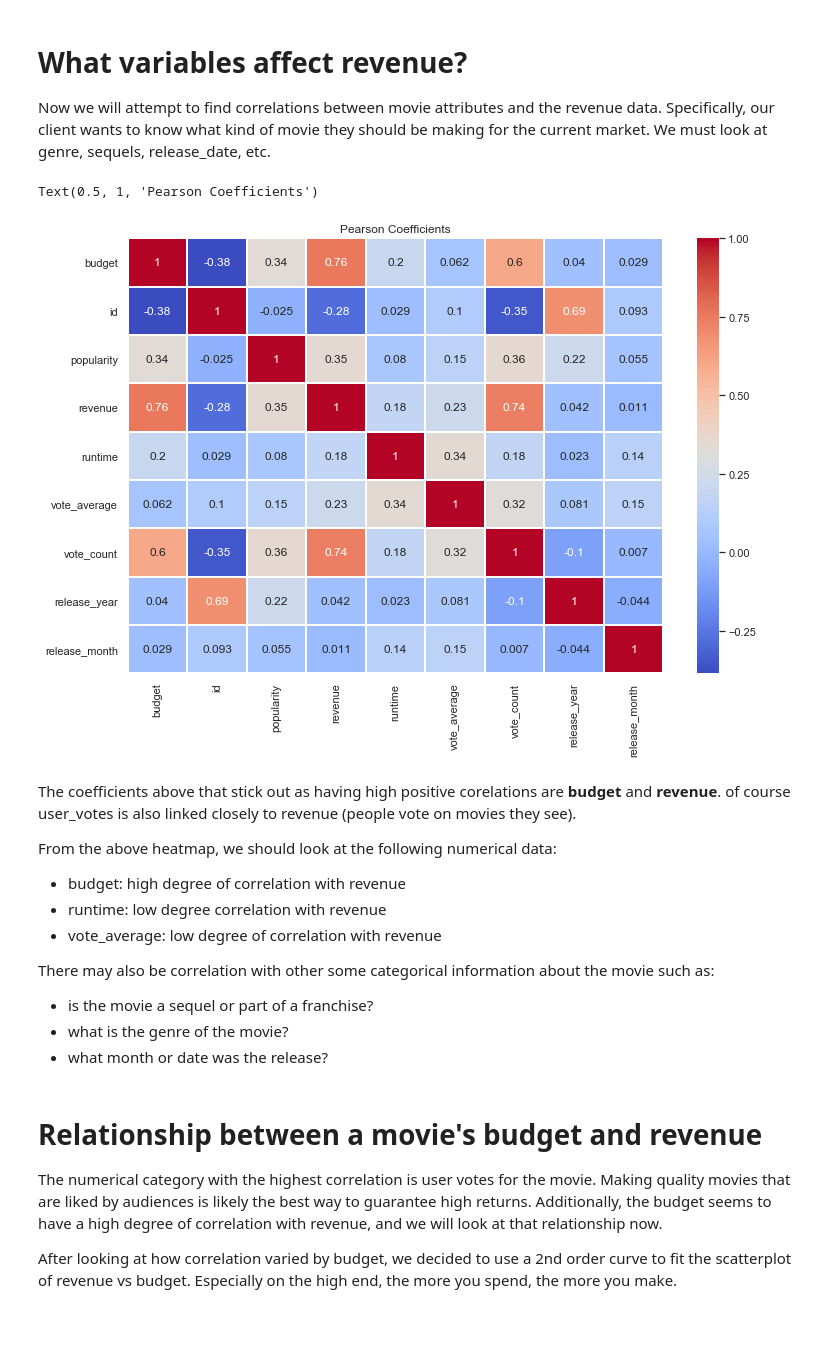
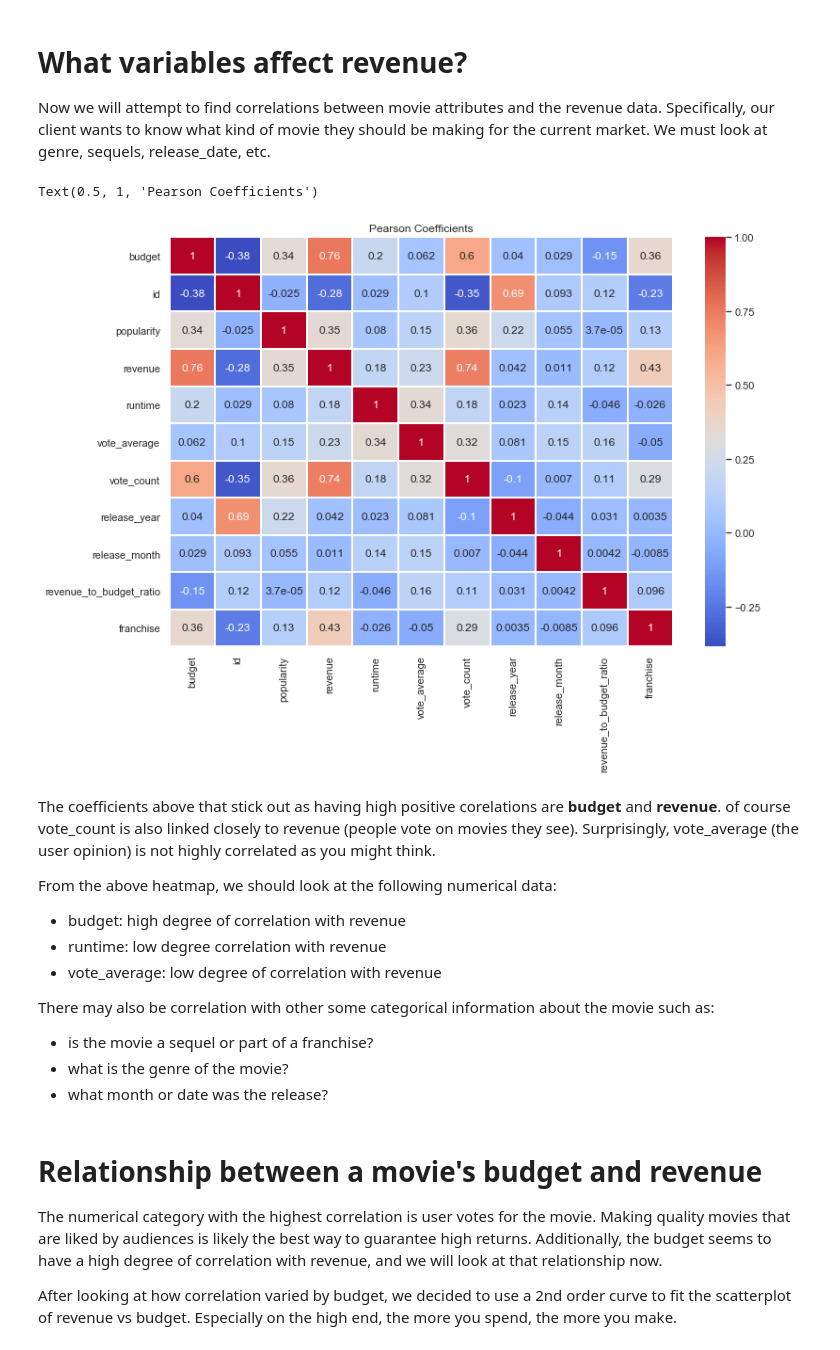
Before and after one commit to sciencelee/dsc-mod-1-project-v2-1-online-ds-sp-000, a Jupyter notebook: student.ipynb, the cells around one changed output. Drawn from its saved outputs; the diff is of its cells as text; code cells hidden in the pictures; blank space fills up the shorter version.

Commit message:
updated notebook to add functions and clean up order

```diff
--- a/student.ipynb
+++ b/student.ipynb
@@ -98,7 +106,7 @@ def movie_selection_query(n, start_year, end_year):
         params = {
                   'primary_release_year.gte': start_year,
                   #'primary_release_year.lte': end_year,
-                  'sort_by': 'revenue.desc',
+                  'sort_by': 'budget.desc',
                   'page': i,
                   'adult': False}
 
@@ -112,9 +120,13 @@ def movie_selection_query(n, start_year, end_year):
     print('-fetched all pages')
     return list_of_dicts[:n]
 
+
 base_url = 'https://api.themoviedb.org/3/'
 
-sample_size = 5000 # our actual sample will be 5000 films.  This is only for demonstration
+sample_size = 100 # our actual sample will be 5000 films.  This is only for demonstration
 start_year = 2010
 end_year = 2019
-all_my_movies = movie_selection_query(sample_size, start_year, end_year)
+
+if not load_from_file:
+    # load from file loaded with keys
+    all_my_movies = movie_selection_query(sample_size, start_year, end_year)
@@ -126,9 +136,8 @@ The previous code retrieved the basic info for each movie.  This includes the mo
 
 Below, we extract all the movie 'id's from the previous query.
 # %%
-all_my_movies[0]  # look at data for first movie (it seems to be an erroroneous response)
-
-# lets grab all of the movie numbers
-movie_ids = [movie['id'] for movie in all_my_movies]
-
-movie_ids.pop(0)  #  The first item from the query is popped from the list.  Leaving it in causes error.
+if not load_from_file:
+    all_my_movies[0]  # look at data for first movie (it seems to be an erroroneous response)
+    movie_ids.pop(0)  #  The first item from the query is popped from the list.  Leaving it in causes error reading.
+    # lets grab all of the movie numbers
+    movie_ids = [movie['id'] for movie in all_my_movies]
@@ -221,10 +206,9 @@ No NaN values remain in the set after these lines and columns are dropped.
 
 We also convert the 'release_date' column to datetime objects so we can work with them numerically and compare them.
 # %%
-# df.isna().sum()  # found some without id, runtime, release_date.
+df.isna().sum()  # found some without id, runtime, release_date.
 
-#df.dropna(subset=['id', 'runtime', 'release_date'], inplace=True)  # Eliminates 28 entries
-df_clean.describe()
+df.dropna(subset=['id', 'runtime', 'release_date', 'imdb_id'], inplace=True)  # Eliminates ~30 entries
 
 # We choose to drop the columns that are not necessary for our study.
 df_clean = df.drop(['adult', 'backdrop_path', 'homepage', 'video', 'status_code', 'status_message',
@@ -233,7 +217,3 @@ df_clean = df.drop(['adult', 'backdrop_path', 'homepage', 'video', 'status_code'
 # convert dates to datetime objects for comparison
 datetimes = pd.to_datetime(df["release_date"])
 df_clean['release_date'] = datetimes
-
-df_clean.isna().sum()
-df_clean.info()  # this results in no NaN values, and a loss of only 28 entries
-df_clean.describe()
@@ -267,2 +227,15 @@ memory usage: 664.1+ KB
+# %%
+# create series for new cols
+release_year = df_clean['release_date'].map(lambda x: int(x.year))
+release_month = df_clean['release_date'].map(lambda x: int(x.month))
+revenue_to_budget_ratio = df_clean['revenue'] / df_clean['budget']
+franchise = df_clean['belongs_to_collection'].notna()
+
+
+# add series as cols to df
+df_clean['release_year'] = release_year
+df_clean['release_month'] = release_month
+df_clean['revenue_to_budget_ratio'] = revenue_to_budget_ratio
+df_clean['franchise'] = franchise
 # %% [markdown]
 ## Selection criteria
@@ -441,25 +353,25 @@ Specifically, our client wants to know what kind of movie they should be making
 # %%
 import numpy as np
 
 pearsoncorr = df5.corr(method='pearson')
 plt.figure(figsize=(12,8))
 
 # make a heatmap out of correlation df
 ax = sns.heatmap(pearsoncorr,
             xticklabels=pearsoncorr.columns,
             yticklabels=pearsoncorr.columns,
             cmap='coolwarm',
             annot=True,
             linewidth=1)
 
 #df.columns
-ax.set_ylim(9.0, 0)  # not needed with old Matplotlib version.
+ax.set_ylim(11.0, 0)  # not needed with old Matplotlib version.
 ax.set_title('Pearson Coefficients')
 # %% [output]
 Text(0.5, 1, 'Pearson Coefficients')
-[figure, old version]
+[figure, new version]
 # %% [markdown]
-The coefficients above that stick out as having high positive corelations are **budget** and **revenue**.  of course user_votes is also linked closely to revenue (people vote on movies they see).
+The coefficients above that stick out as having high positive corelations are **budget** and **revenue**.  of course vote_count is also linked closely to revenue (people vote on movies they see).  Surprisingly, vote_average (the user opinion) is not highly correlated as you might think.
 
 From the above heatmap, we should look at the following numerical data:
 - budget: high degree of correlation with revenue
```
Also changed, not shown: parts of 43 cells of this notebook.
